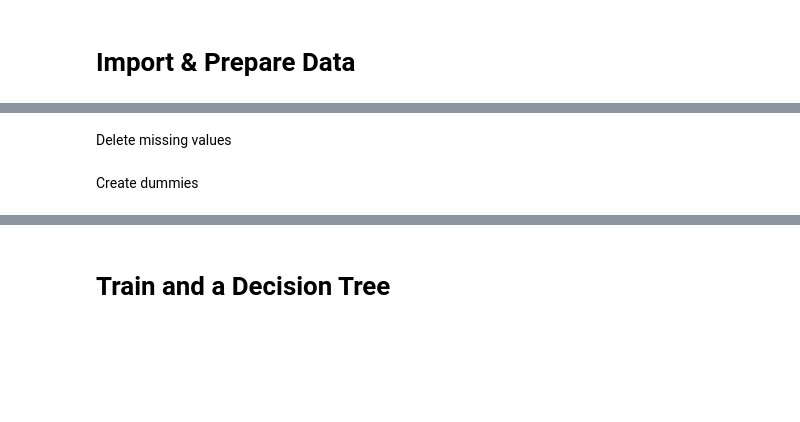
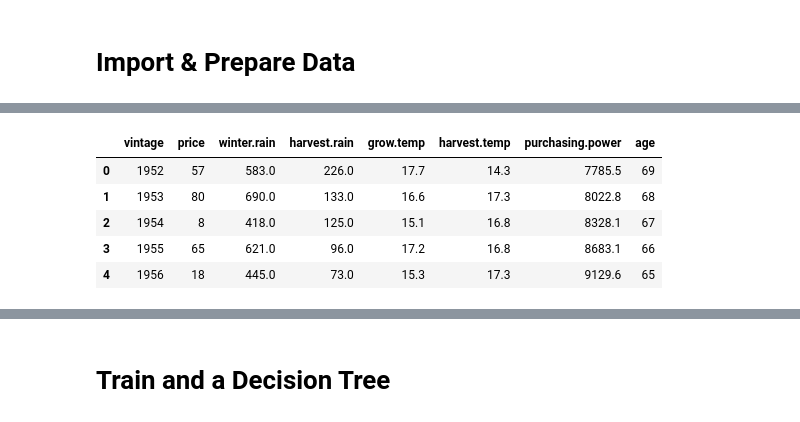
Before and after one commit to casbdai/unboxing_sessions, a Jupyter notebook: Recap_Regression_COMPLETED.ipynb, the cells around one changed output, grey strips where cells are left out. Drawn from its saved outputs; the diff is of its cells as text; code cells hidden in the pictures; blank space fills up the shorter version.

```diff
--- a/Recap_Regression_COMPLETED.ipynb
+++ b/Recap_Regression_COMPLETED.ipynb
@@ -3,8 +3,8 @@
 # %% [markdown]
 # Import & Prepare Data
 # %%
-import ____ as ____
-default = pd.read_csv("https://raw.githubusercontent.com/casbdai/datasets/main/prosper.data.csv")
+import pandas as pd
+wine = pd.read_csv("https://raw.githubusercontent.com/casbdai/datasets/main/wine_regression.csv")
 # %% [markdown]
 
 
@@ -17,2 +31,0 @@ default.info()
-# %% [markdown]
-Delete missing values
@@ -22,2 +31,0 @@ default.info()
-# %% [markdown]
-Create dummies
@@ -26,0 +32,9 @@ default.info()
+# %%
+wine.head()
+# %% [output]
+|  | vintage | price | winter.rain | harvest.rain | grow.temp | harvest.temp | purchasing.power | age |
+| 0 | 1952 | 57 | 583.0 | 226.0 | 17.7 | 14.3 | 7785.5 | 69 |
+| 1 | 1953 | 80 | 690.0 | 133.0 | 16.6 | 17.3 | 8022.8 | 68 |
+| 2 | 1954 | 8 | 418.0 | 125.0 | 15.1 | 16.8 | 8328.1 | 67 |
+| 3 | 1955 | 65 | 621.0 | 96.0 | 17.2 | 16.8 | 8683.1 | 66 |
+| 4 | 1956 | 18 | 445.0 | 73.0 | 15.3 | 17.3 | 9129.6 | 65 |
```
Also changed, not shown: parts of 52 cells of this notebook.
